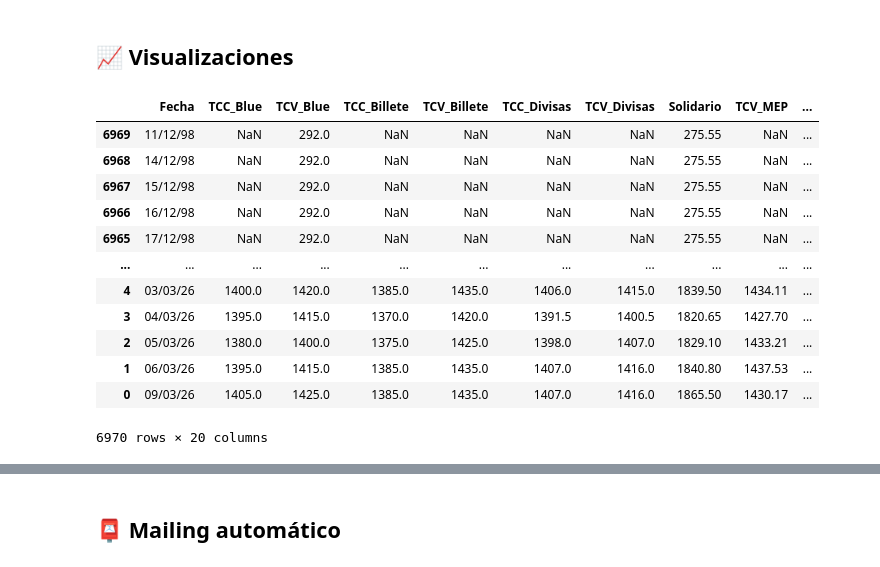
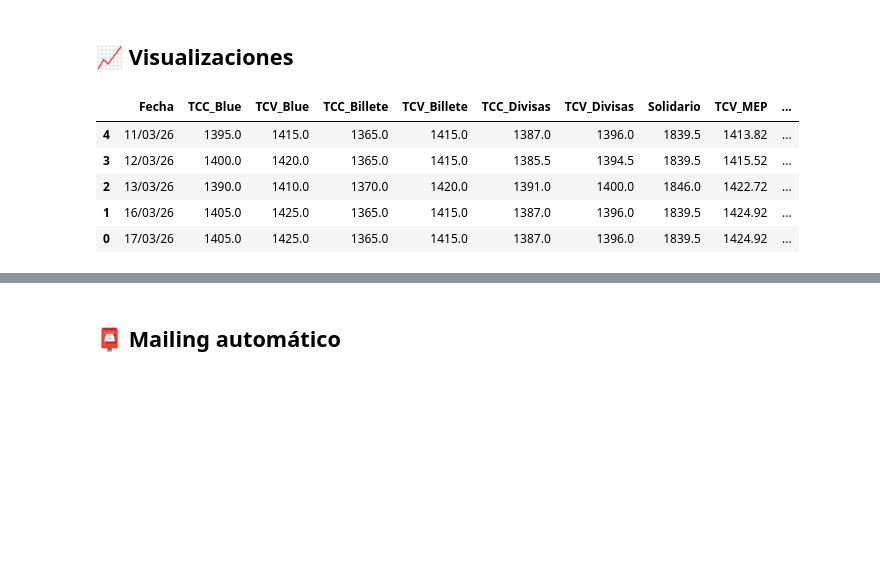
Before and after one commit to mauroemartinez/RPA-exchange-rate-scrapping-automatic-mailing, a Jupyter notebook: RPA_Tipos_de_Cambio_Mailing.ipynb, the cells around one changed output, grey strips where cells are left out. Drawn from its saved outputs; the diff is of its cells as text; code cells hidden in the pictures; blank space fills up the shorter version.

```diff
--- a/RPA_Tipos_de_Cambio_Mailing.ipynb
+++ b/RPA_Tipos_de_Cambio_Mailing.ipynb
@@ -337,7 +349,6 @@ driver.close()
 # %%
 #Ingreso a la web Banco Nación
-driver = webdriver.Edge(service=Service(serviceroute),options=edge_options)
-driver.get(web_bna)
+driver = obtener_driver(web_bna)
 
 billete_tcc = driver.find_element(
     "xpath",
@@ -351,8 +362,7 @@ bna = pd.DataFrame({
     "TCV_Billete":[reemplazar_coma(billete_tcv.text)]},
     index=[0])
 
-driver = webdriver.Edge(service=Service(serviceroute),options=edge_options)
-driver.get("https://www.bna.com.ar/Personas#divisas")
+driver = obtener_driver("https://www.bna.com.ar/Personas#divisas")
 #Cliquear botón que habilita el tipo de cambio divisas
 driver.find_element(
     "xpath",
@@ -386,18 +396,5 @@ driver.close()
 # %%
-driver = webdriver.Edge(service=Service(serviceroute),options=edge_options)
-driver.get(web_euro)
-
-# tcc_euro = WebDriverWait(driver, 10).until(
-#     EC.presence_of_element_located(
-#         ("xpath", '//*[@id="app-body"]/main/div[1]/div/div/div[24]')
-#     )
-# )
-
-# tcv_euro =  WebDriverWait(driver, 10).until(
-#     EC.presence_of_element_located(
-#         ("xpath", '//*[@id="app-body"]/main/div[1]/div/div/div[23]')
-#     )
-# )
+driver = obtener_driver(web_euro)
 
 time.sleep(0.5)
 tcc_euro = driver.find_element(
@@ -426,7 +423,6 @@ driver.close()
 # %%
 # driver = webdriver.Chrome('chromedriver', options=chrome_options)
-driver = webdriver.Edge(service=Service(serviceroute),options=edge_options)
-driver.get(web_mep)
+driver = obtener_driver(web_mep)
 
 time.sleep(1.5)
 mep = driver.find_element(
@@ -446,11 +442,6 @@ print(ambito)
 # %%
-from selenium.webdriver.support.ui import WebDriverWait
-from selenium.webdriver.support import expected_conditions as EC
-from selenium.webdriver.common.by import By
-
 # driver = webdriver.Chrome('chromedriver', options=chrome_options)
-driver = webdriver.Edge(service=Service(serviceroute),options=edge_options)
-driver.get(web_ambito_riesgo_pais)
+driver = obtener_driver(web_ambito_riesgo_pais)
 
 time.sleep(2)
 # Realizar un pequeño scroll hacia abajo
@@ -572,28 +549,21 @@ df
 # %%
 # Tomamos las primeras filas que querramos mostrar y las primeras 14 columnas, es decir, sin variaciones
 cotizaciones_a_mostrar = 25
 # Copia del dataframe, para no reemplazarlo
 data = df.copy()
 # Damos vuelta el dataframe sólo para los gráficos
 # Si no lo damos vuelta, los gráficos van a empzar de hoy hacia atrás
 data = data.iloc[::-1]
 data['Fecha'] = pd.to_datetime(data['Fecha'], dayfirst=False, errors='coerce')
 data['Fecha'] = data['Fecha'].dt.strftime('%d/%m/%y')
-data
+data.tail()
 # %% [output]
 |  | Fecha | TCC_Blue | TCV_Blue | TCC_Billete | TCV_Billete | TCC_Divisas | TCV_Divisas | Solidario | TCV_MEP | ... |
-| 6969 | 11/12/98 | NaN | 292.0 | NaN | NaN | NaN | NaN | 275.55 | NaN | ... |
-| 6968 | 14/12/98 | NaN | 292.0 | NaN | NaN | NaN | NaN | 275.55 | NaN | ... |
-| 6967 | 15/12/98 | NaN | 292.0 | NaN | NaN | NaN | NaN | 275.55 | NaN | ... |
-| 6966 | 16/12/98 | NaN | 292.0 | NaN | NaN | NaN | NaN | 275.55 | NaN | ... |
-| 6965 | 17/12/98 | NaN | 292.0 | NaN | NaN | NaN | NaN | 275.55 | NaN | ... |
-| ... | ... | ... | ... | ... | ... | ... | ... | ... | ... | ... |
-| 4 | 03/03/26 | 1400.0 | 1420.0 | 1385.0 | 1435.0 | 1406.0 | 1415.0 | 1839.50 | 1434.11 | ... |
-| 3 | 04/03/26 | 1395.0 | 1415.0 | 1370.0 | 1420.0 | 1391.5 | 1400.5 | 1820.65 | 1427.70 | ... |
-| 2 | 05/03/26 | 1380.0 | 1400.0 | 1375.0 | 1425.0 | 1398.0 | 1407.0 | 1829.10 | 1433.21 | ... |
-| 1 | 06/03/26 | 1395.0 | 1415.0 | 1385.0 | 1435.0 | 1407.0 | 1416.0 | 1840.80 | 1437.53 | ... |
-| 0 | 09/03/26 | 1405.0 | 1425.0 | 1385.0 | 1435.0 | 1407.0 | 1416.0 | 1865.50 | 1430.17 | ... |
+| 4 | 11/03/26 | 1395.0 | 1415.0 | 1365.0 | 1415.0 | 1387.0 | 1396.0 | 1839.5 | 1413.82 | ... |
+| 3 | 12/03/26 | 1400.0 | 1420.0 | 1365.0 | 1415.0 | 1385.5 | 1394.5 | 1839.5 | 1415.52 | ... |
+| 2 | 13/03/26 | 1390.0 | 1410.0 | 1370.0 | 1420.0 | 1391.0 | 1400.0 | 1846.0 | 1422.72 | ... |
+| 1 | 16/03/26 | 1405.0 | 1425.0 | 1365.0 | 1415.0 | 1387.0 | 1396.0 | 1839.5 | 1424.92 | ... |
+| 0 | 17/03/26 | 1405.0 | 1425.0 | 1365.0 | 1415.0 | 1387.0 | 1396.0 | 1839.5 | 1424.92 | ... |
-6970 rows × 20 columns
 # %%
 # Creo un subplot de 3 gráficos verticales
 fig, ax = plt.subplots(
```
Also changed, not shown: parts of 26 cells of this notebook.
